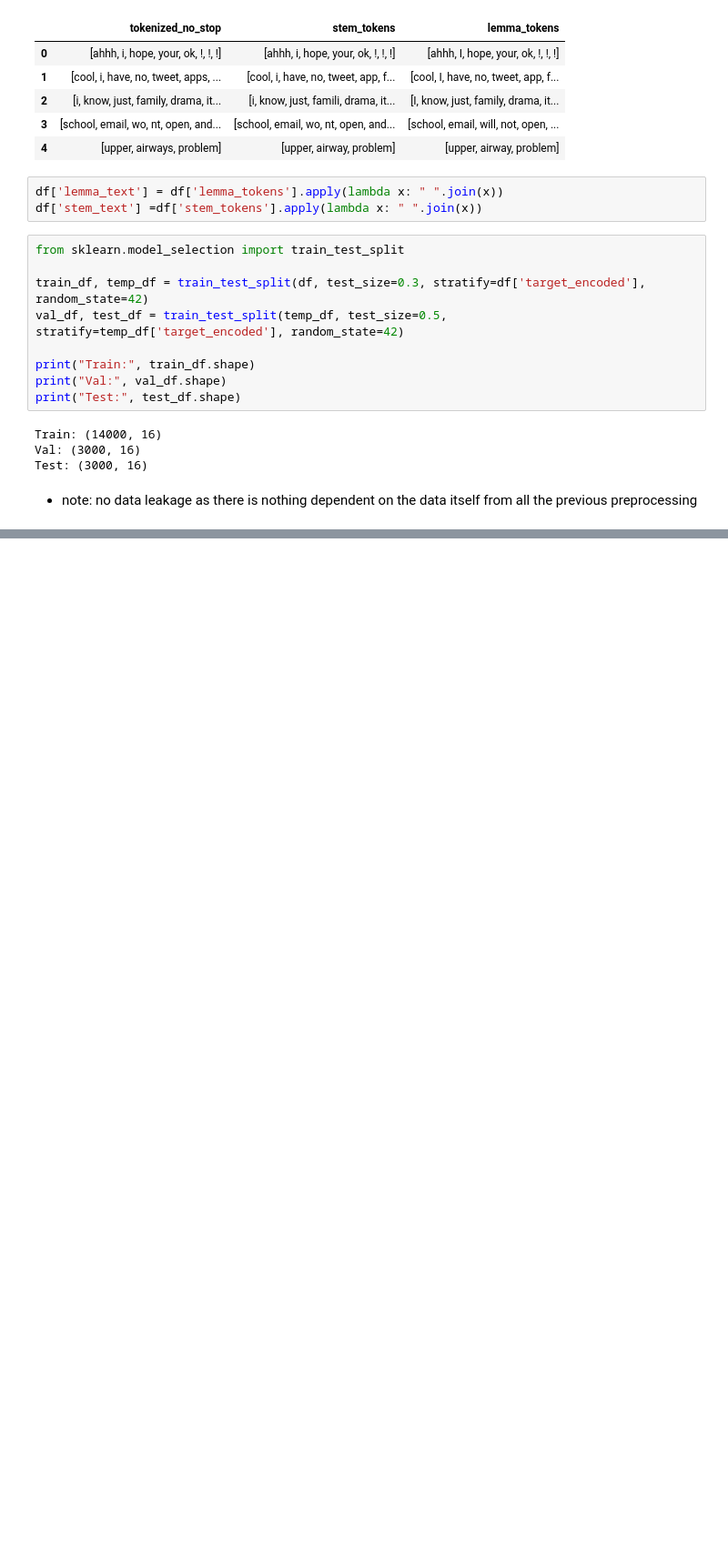
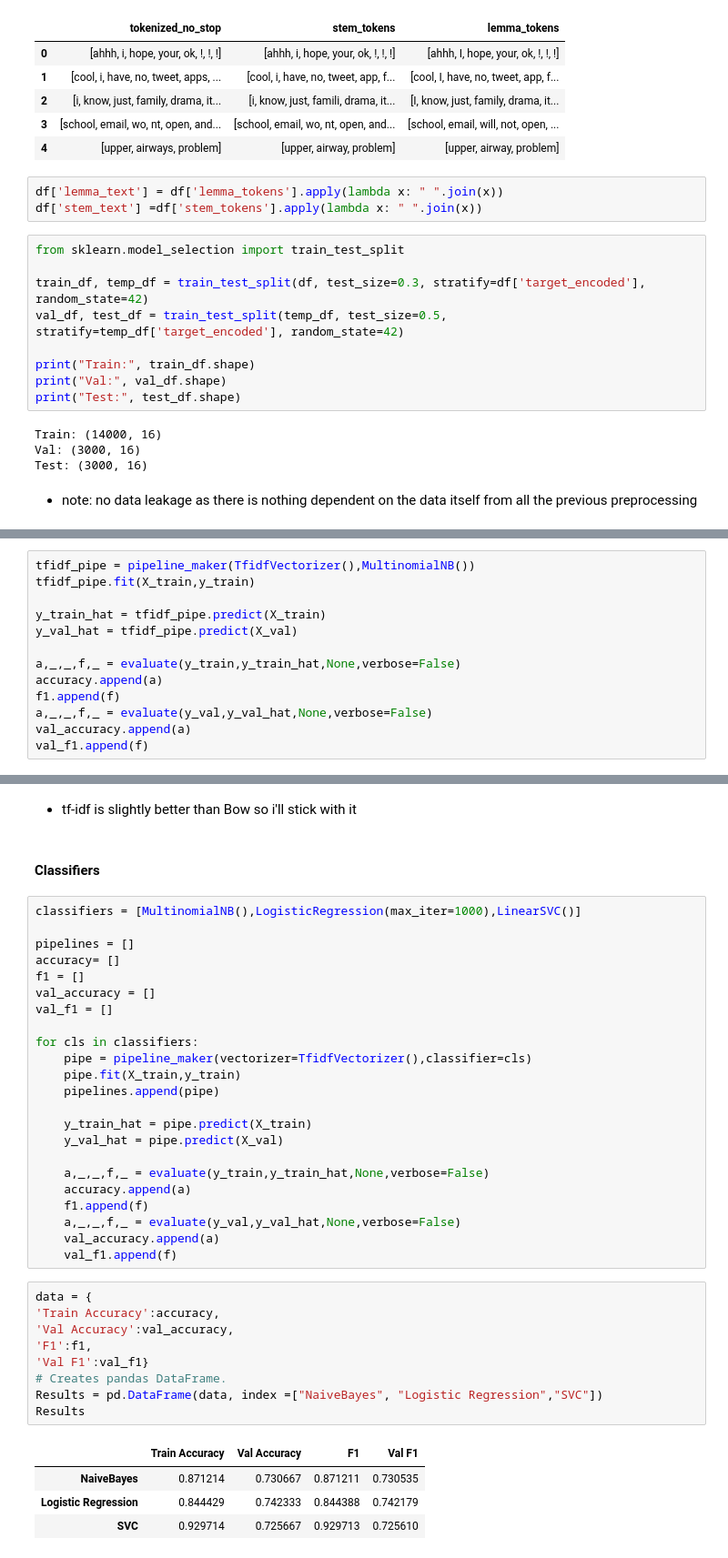
Before and after one commit to Yoyosalah/NLP_Sentiment_Dataset, a Jupyter notebook: NLP_task.ipynb, the cells around one changed output, grey strips where cells are left out. Shown at 91% size. Cells and saved outputs as stored; diff of their text form; blank space fills up the shorter version.

```diff
--- a/NLP_task.ipynb
+++ b/NLP_task.ipynb
@@ -459,0 +709,13 @@ print(X.shape)
+# %%
+tfidf_pipe = pipeline_maker(TfidfVectorizer(),MultinomialNB())
+tfidf_pipe.fit(X_train,y_train)
+
+y_train_hat = tfidf_pipe.predict(X_train)
+y_val_hat = tfidf_pipe.predict(X_val)
+
+a,_,_,f,_ = evaluate(y_train,y_train_hat,None,verbose=False)
+accuracy.append(a)
+f1.append(f)
+a,_,_,f,_ = evaluate(y_val,y_val_hat,None,verbose=False)
+val_accuracy.append(a)
+val_f1.append(f)
@@ -459,0 +735,41 @@ print(X.shape)
+# %% [markdown]
+- tf-idf is slightly better than Bow so i'll stick with it
+# %% [markdown]
+#### Classifiers
+# %%
+classifiers = [MultinomialNB(),LogisticRegression(max_iter=1000),LinearSVC()]
+
+pipelines = []
+accuracy= []
+f1 = []
+val_accuracy = []
+val_f1 = []
+
+for cls in classifiers:
+    pipe = pipeline_maker(vectorizer=TfidfVectorizer(),classifier=cls)
+    pipe.fit(X_train,y_train)
+    pipelines.append(pipe)
+
+    y_train_hat = pipe.predict(X_train)
+    y_val_hat = pipe.predict(X_val)
+
+    a,_,_,f,_ = evaluate(y_train,y_train_hat,None,verbose=False)
+    accuracy.append(a)
+    f1.append(f)
+    a,_,_,f,_ = evaluate(y_val,y_val_hat,None,verbose=False)
+    val_accuracy.append(a)
+    val_f1.append(f)
+# %%
+data = {
+'Train Accuracy':accuracy,
+'Val Accuracy':val_accuracy,
+'F1':f1,
+'Val F1':val_f1}
+# Creates pandas DataFrame.
+Results = pd.DataFrame(data, index =["NaiveBayes", "Logistic Regression","SVC"])
+Results
+# %% [output]
+|  | Train Accuracy | Val Accuracy | F1 | Val F1 |
+| NaiveBayes | 0.871214 | 0.730667 | 0.871211 | 0.730535 |
+| Logistic Regression | 0.844429 | 0.742333 | 0.844388 | 0.742179 |
+| SVC | 0.929714 | 0.725667 | 0.929713 | 0.725610 |
```
Also changed, not shown: parts of 33 cells of this notebook, 3 other files.
